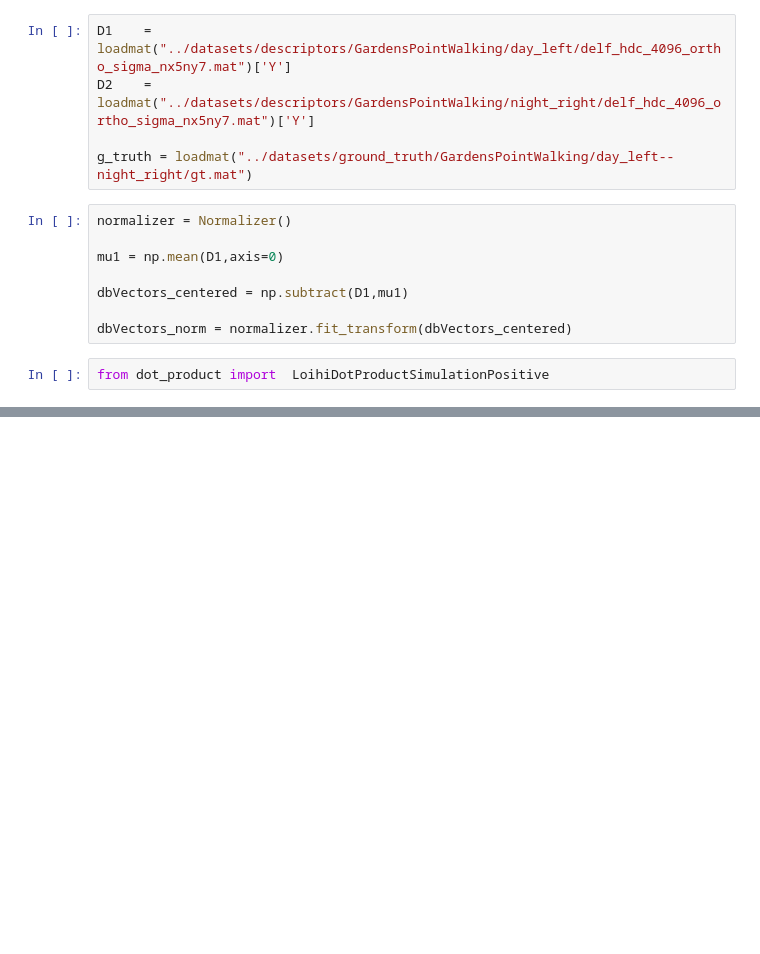
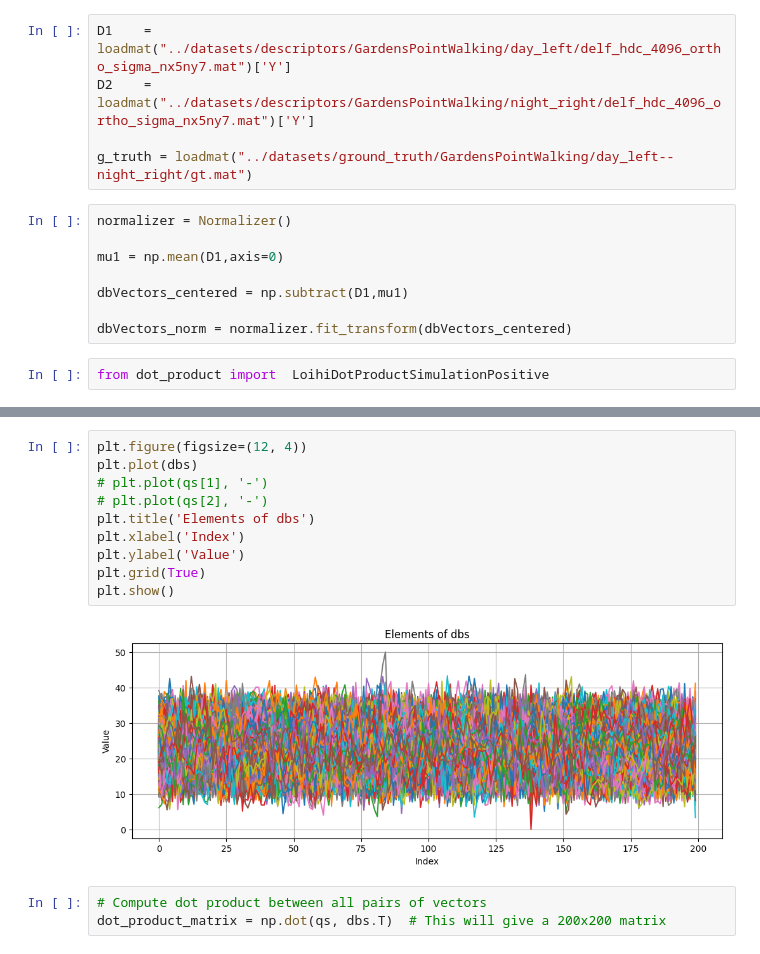
Before and after one commit to vidurayashan/VPR_Loihi, a Jupyter notebook: experiments/test_1.ipynb, the cells around one changed output, grey strips where cells are left out. Saved outputs shown, nothing was run; the diff lists cells and outputs as text; blank space fills up the shorter version.

```diff
--- a/experiments/test_1.ipynb
+++ b/experiments/test_1.ipynb
@@ -74,0 +105,15 @@ DD = dot.run()
+# %%
+plt.figure(figsize=(12, 4))
+plt.plot(dbs)
+# plt.plot(qs[1], '-')
+# plt.plot(qs[2], '-')
+plt.title('Elements of dbs')
+plt.xlabel('Index')
+plt.ylabel('Value')
+plt.grid(True)
+plt.show()
+# %% [output]
+[figure, added]
+# %%
+# Compute dot product between all pairs of vectors
+dot_product_matrix = np.dot(qs, dbs.T)  # This will give a 200x200 matrix
```
Also changed, not shown: parts of 7 cells of this notebook, 3 other files.
